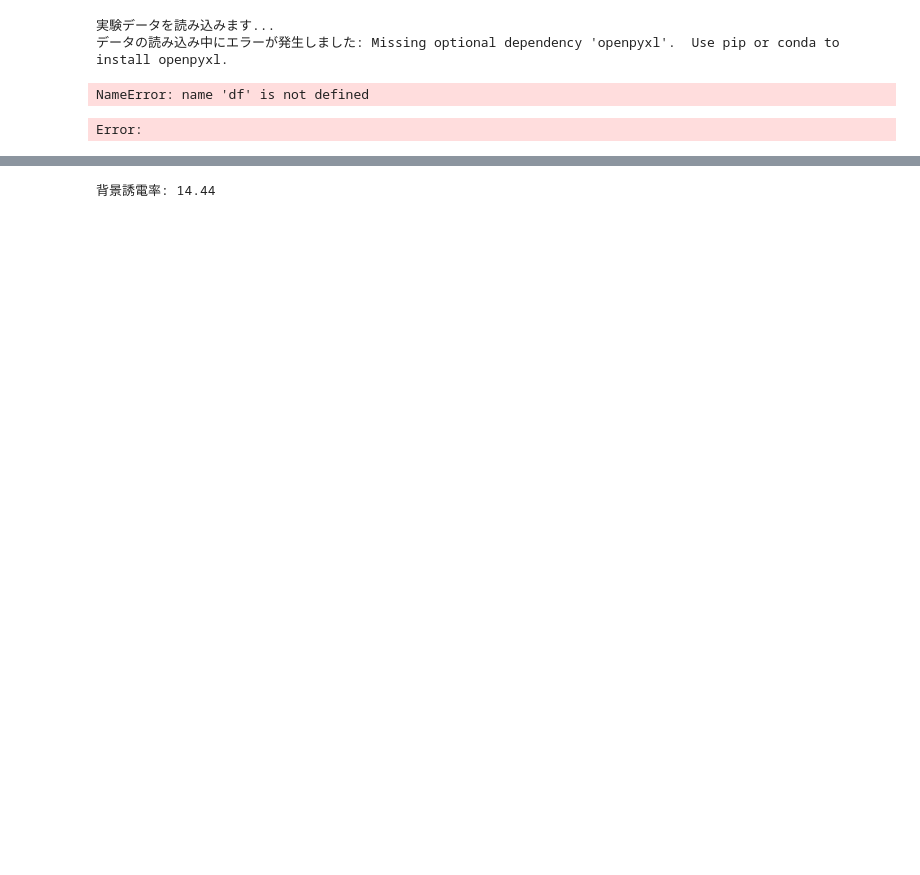
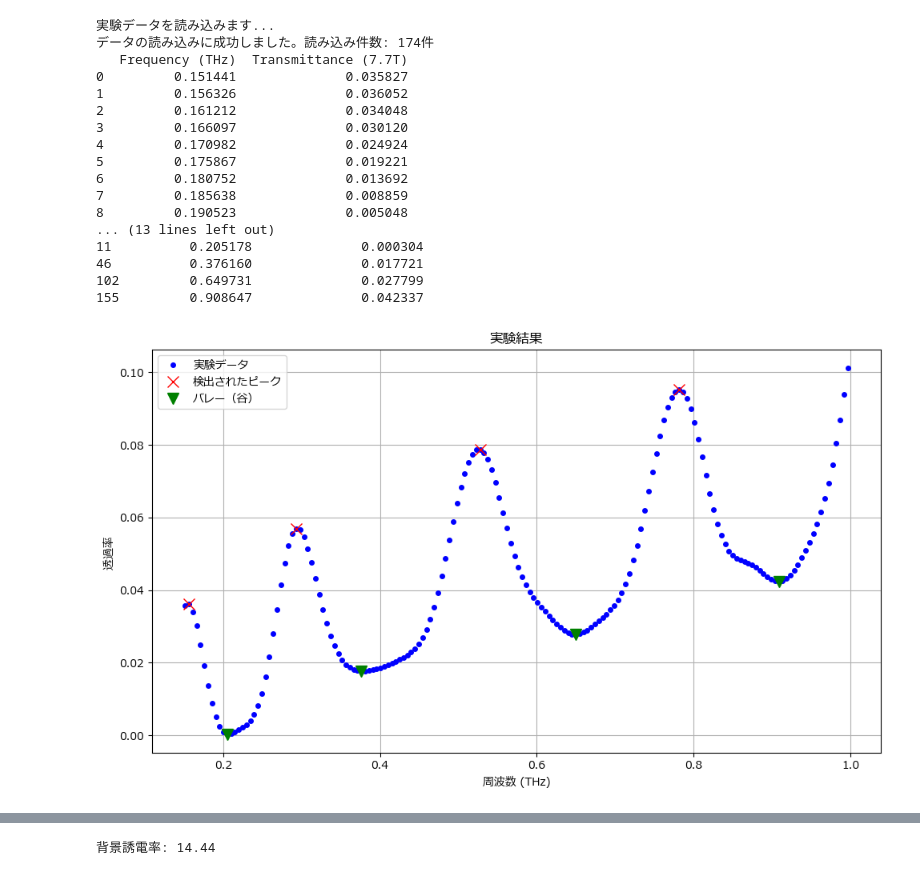
Before and after one commit to nakaoynu/GGG, a Jupyter notebook: exp_plt.ipynb, the cells around one changed output, grey strips where cells are left out. Saved outputs shown, nothing was run; the diff lists cells and outputs as text; code cells hidden in the pictures; blank space fills up the shorter version.

```diff
--- a/exp_plt.ipynb
+++ b/exp_plt.ipynb
@@ -16,10 +16,7 @@ sheet_name = "Sheet2"
 # pandasを使ってExcelファイルからデータを読み込む
 # ファイル名を適宜確認・変更してください
 try:
-    df = pd.read_excel(file_path, sheet_name=sheet_name, header=0, names=['Frequency (THz)', 'Transmittance'])
-    # A列とB列をそれぞれx, yとして読み込む
-   #exp_freq_thz = df.iloc[1:, 0].values
-   #exp_transmittance = df.iloc[1:, 1].values
+    df = pd.read_excel(file_path, sheet_name=sheet_name, header=0)
     exp_freq_thz = df['Frequency (THz)'].to_numpy(dtype=float)
     exp_transmittance = df['Transmittance (7.7T)'].to_numpy(dtype=float)
     print(f"データの読み込みに成功しました。読み込み件数: {len(df)}件")
@@ -31,7 +28,7 @@ except Exception as e:
     print(f"データの読み込み中にエラーが発生しました: {e}")
     exit()
 
-print(df)
+print(df[['Frequency (THz)', 'Transmittance (7.7T)']].head(10))
 print('-' * 30)
 
 # a) ピーク（極大値）の検出
@@ -40,43 +37,57 @@ peak_indicates_all, _ = find_peaks(exp_transmittance, prominence=1e-4)
 peak_data_all = df.iloc[peak_indicates_all]
 
 print("\n--- 検出されたピーク ---")
-print(peak_data_all)
+print(peak_data_all[['Frequency (THz)', 'Transmittance (7.7T)']])
 print("-" * 30)
 
 # b) バレー（極小値）の検出
 # ★★★ データを反転させて、そのピークを探す ★★★
 y_inverted_all = -exp_transmittance
 valley_indices_all, _ = find_peaks(y_inverted_all, prominence=1e-4)
 valley_data_all = df.iloc[valley_indices_all]
 print("\n--- 検出されたバレー（谷）---")
-print(valley_data_all)
+print(valley_data_all[['Frequency (THz)', 'Transmittance (7.7T)']])
 
 # --- 3. 結果の可視化 ---
 fig, ax = plt.subplots(figsize=(10, 6))
 
 # 元のデータをプロット
 ax.plot(exp_freq_thz, exp_transmittance, 'o', color='blue', markersize=4, label='実験データ')
 
 
 # 検出されたピークをプロット
-ax.plot(peak_data_all['Frequency (THz)'], peak_data_all['Transmittance'],
+ax.plot(peak_data_all['Frequency (THz)'], peak_data_all['Transmittance (7.7T)'],
         'x', color='red', markersize=10, label='検出されたピーク')
 
 # 検出されたバレーをプロット
-ax.plot(valley_data_all['Frequency (THz)'], valley_data_all['Transmittance'],
+ax.plot(valley_data_all['Frequency (THz)'], valley_data_all['Transmittance (7.7T)'],
         'v', color='green', markersize=10, label='バレー（谷）', zorder=2)
 
 
 ax.set_xlabel('周波数 (THz)')
 ax.set_ylabel('透過率 ')
 ax.set_title('実験結果')
 ax.legend()
 ax.grid(True)
 plt.tight_layout()
 plt.show()
 plt.close()
 # %% [output]
 実験データを読み込みます...
-データの読み込み中にエラーが発生しました: Missing optional dependency 'openpyxl'.  Use pip or conda to install openpyxl.
+データの読み込みに成功しました。読み込み件数: 174件
+   Frequency (THz)  Transmittance (7.7T)
+0         0.151441              0.035827
+1         0.156326              0.036052
+2         0.161212              0.034048
+3         0.166097              0.030120
+4         0.170982              0.024924
+5         0.175867              0.019221
+6         0.180752              0.013692
+7         0.185638              0.008859
+8         0.190523              0.005048
+... (13 lines left out)
+11          0.205178              0.000304
+46          0.376160              0.017721
+102         0.649731              0.027799
+155         0.908647              0.042337
-NameError: name 'df' is not defined
-Error:
+[figure, added]
```
Also changed, not shown: parts of 5 cells of this notebook, 24 other files.
